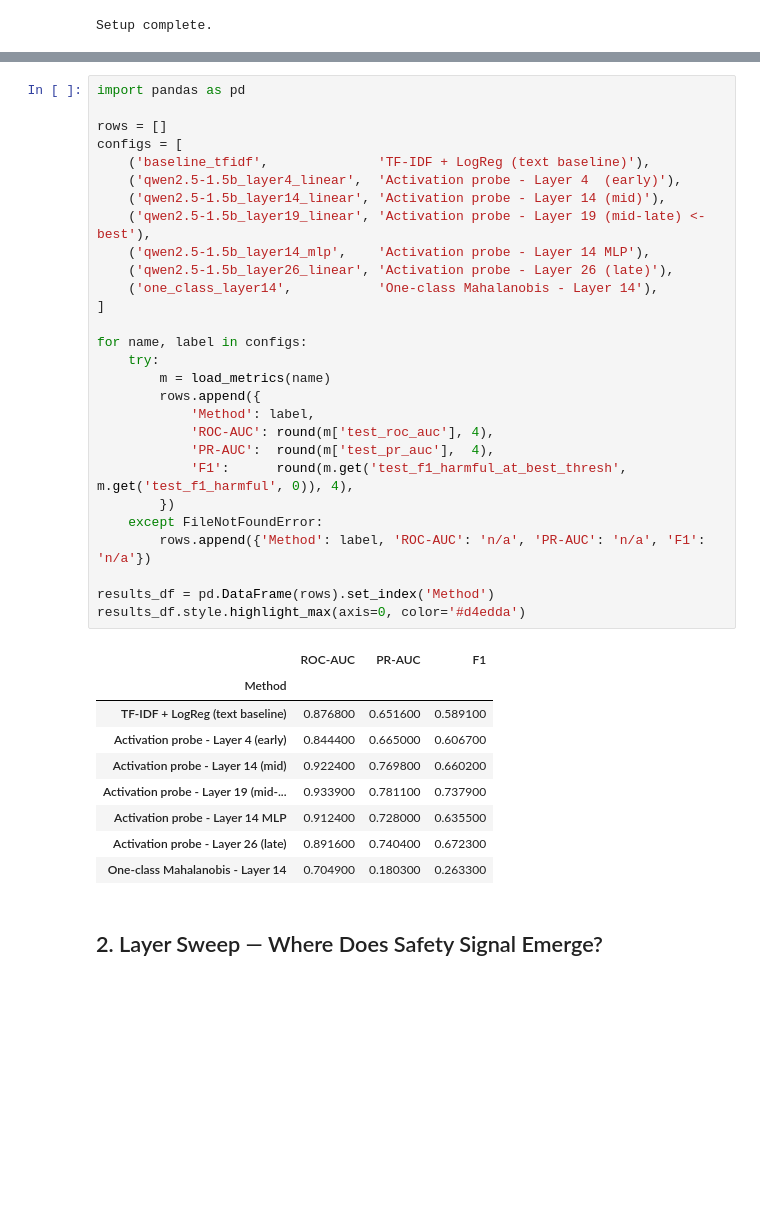
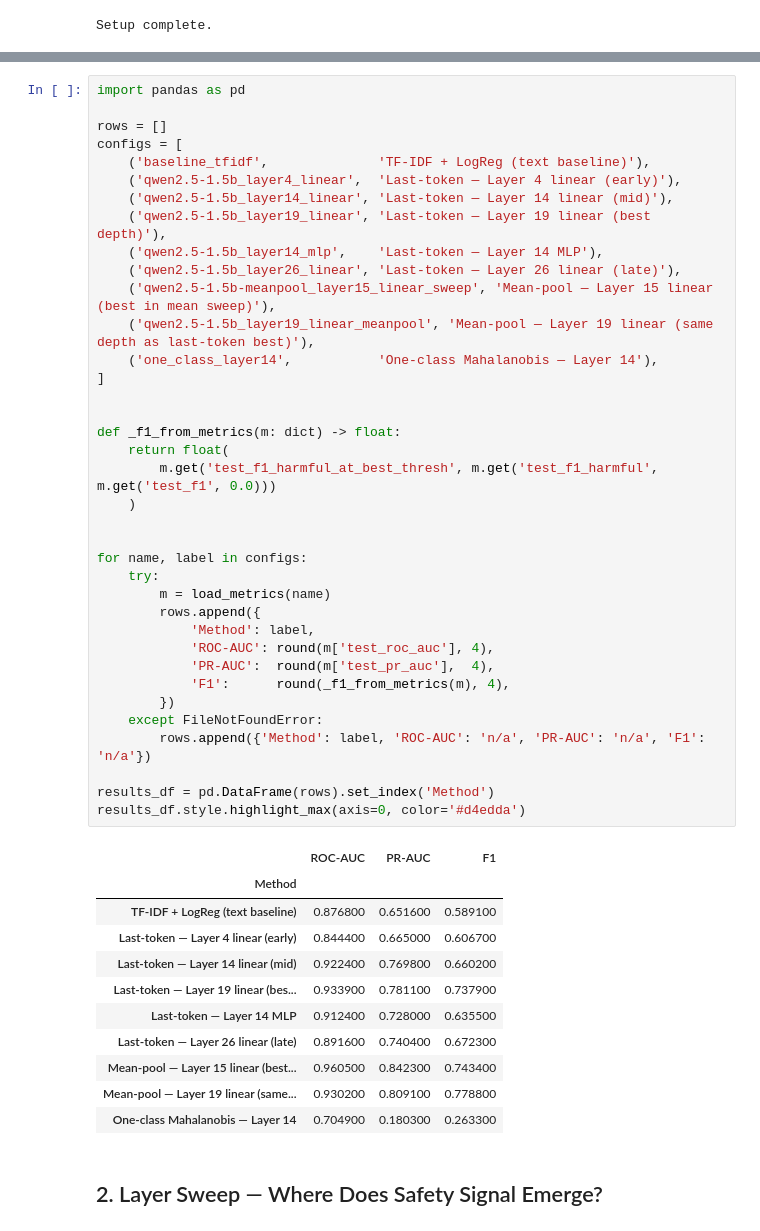
Before and after one commit to brian-w-zhang/DL-Project, a Jupyter notebook: notebooks/02_main_experiment.ipynb, the cells around one changed output, grey strips where cells are left out. Drawn from its saved outputs; the diff is of its cells as text; blank space fills up the shorter version.

```diff
--- a/notebooks/02_main_experiment.ipynb
+++ b/notebooks/02_main_experiment.ipynb
@@ -52,41 +68,52 @@ Setup complete.
 # %%
 import pandas as pd
 
 rows = []
 configs = [
     ('baseline_tfidf',              'TF-IDF + LogReg (text baseline)'),
-    ('qwen2.5-1.5b_layer4_linear',  'Activation probe - Layer 4  (early)'),
-    ('qwen2.5-1.5b_layer14_linear', 'Activation probe - Layer 14 (mid)'),
-    ('qwen2.5-1.5b_layer19_linear', 'Activation probe - Layer 19 (mid-late) <- best'),
-    ('qwen2.5-1.5b_layer14_mlp',    'Activation probe - Layer 14 MLP'),
-    ('qwen2.5-1.5b_layer26_linear', 'Activation probe - Layer 26 (late)'),
-    ('one_class_layer14',           'One-class Mahalanobis - Layer 14'),
+    ('qwen2.5-1.5b_layer4_linear',  'Last-token — Layer 4 linear (early)'),
+    ('qwen2.5-1.5b_layer14_linear', 'Last-token — Layer 14 linear (mid)'),
+    ('qwen2.5-1.5b_layer19_linear', 'Last-token — Layer 19 linear (best depth)'),
+    ('qwen2.5-1.5b_layer14_mlp',    'Last-token — Layer 14 MLP'),
+    ('qwen2.5-1.5b_layer26_linear', 'Last-token — Layer 26 linear (late)'),
+    ('qwen2.5-1.5b-meanpool_layer15_linear_sweep', 'Mean-pool — Layer 15 linear (best in mean sweep)'),
+    ('qwen2.5-1.5b_layer19_linear_meanpool', 'Mean-pool — Layer 19 linear (same depth as last-token best)'),
+    ('one_class_layer14',           'One-class Mahalanobis — Layer 14'),
 ]
+
+
+def _f1_from_metrics(m: dict) -> float:
+    return float(
+        m.get('test_f1_harmful_at_best_thresh', m.get('test_f1_harmful', m.get('test_f1', 0.0)))
+    )
+
 
 for name, label in configs:
     try:
         m = load_metrics(name)
         rows.append({
             'Method': label,
             'ROC-AUC': round(m['test_roc_auc'], 4),
             'PR-AUC':  round(m['test_pr_auc'],  4),
-            'F1':      round(m.get('test_f1_harmful_at_best_thresh', m.get('test_f1_harmful', 0)), 4),
+            'F1':      round(_f1_from_metrics(m), 4),
         })
     except FileNotFoundError:
         rows.append({'Method': label, 'ROC-AUC': 'n/a', 'PR-AUC': 'n/a', 'F1': 'n/a'})
 
 results_df = pd.DataFrame(rows).set_index('Method')
 results_df.style.highlight_max(axis=0, color='#d4edda')
 # %% [output]
 |  | ROC-AUC | PR-AUC | F1 |
 | Method |  |  |  |
 | TF-IDF + LogReg (text baseline) | 0.876800 | 0.651600 | 0.589100 |
-| Activation probe - Layer 4 (early) | 0.844400 | 0.665000 | 0.606700 |
-| Activation probe - Layer 14 (mid) | 0.922400 | 0.769800 | 0.660200 |
-| Activation probe - Layer 19 (mid-... | 0.933900 | 0.781100 | 0.737900 |
-| Activation probe - Layer 14 MLP | 0.912400 | 0.728000 | 0.635500 |
-| Activation probe - Layer 26 (late) | 0.891600 | 0.740400 | 0.672300 |
-| One-class Mahalanobis - Layer 14 | 0.704900 | 0.180300 | 0.263300 |
+| Last-token — Layer 4 linear (early) | 0.844400 | 0.665000 | 0.606700 |
+| Last-token — Layer 14 linear (mid) | 0.922400 | 0.769800 | 0.660200 |
+| Last-token — Layer 19 linear (bes... | 0.933900 | 0.781100 | 0.737900 |
+| Last-token — Layer 14 MLP | 0.912400 | 0.728000 | 0.635500 |
+| Last-token — Layer 26 linear (late) | 0.891600 | 0.740400 | 0.672300 |
+| Mean-pool — Layer 15 linear (best... | 0.960500 | 0.842300 | 0.743400 |
+| Mean-pool — Layer 19 linear (same... | 0.930200 | 0.809100 | 0.778800 |
+| One-class Mahalanobis — Layer 14 | 0.704900 | 0.180300 | 0.263300 |
 # %% [markdown]
 ## 2. Layer Sweep — Where Does Safety Signal Emerge?
 # %%
```
Also changed, not shown: parts of 19 cells of this notebook, 7 other files.
